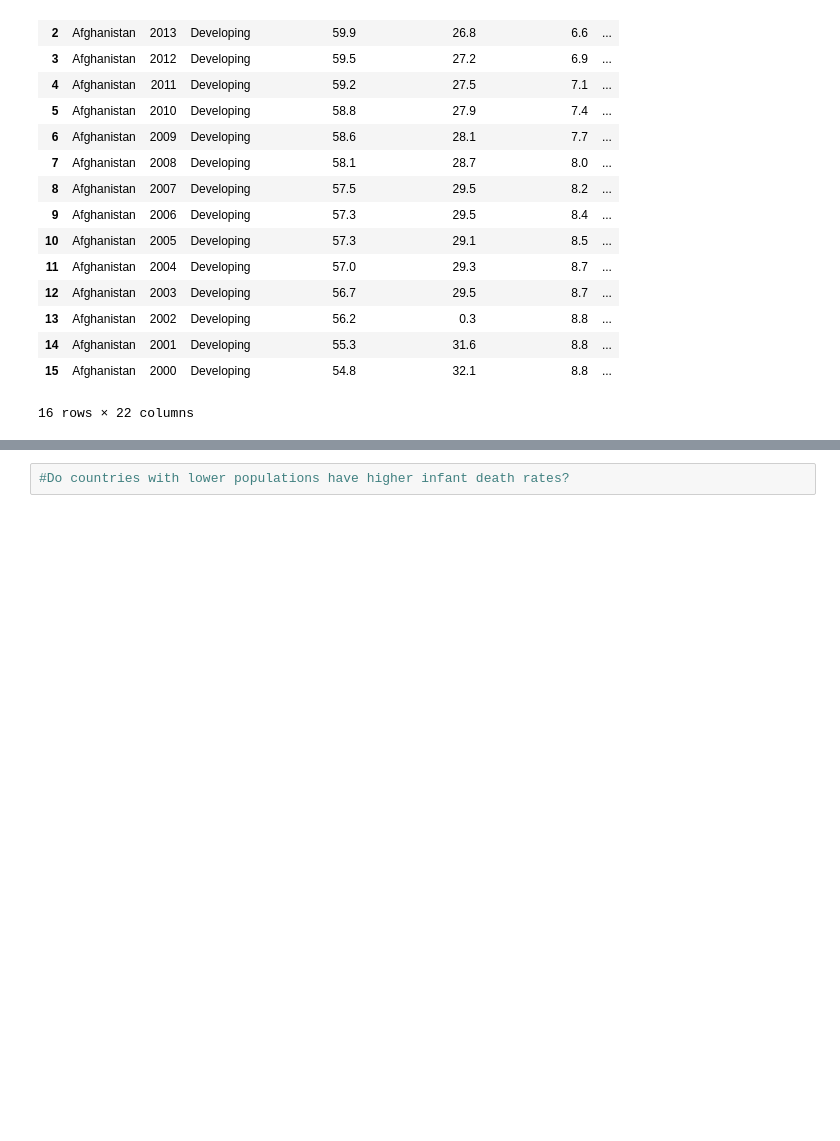
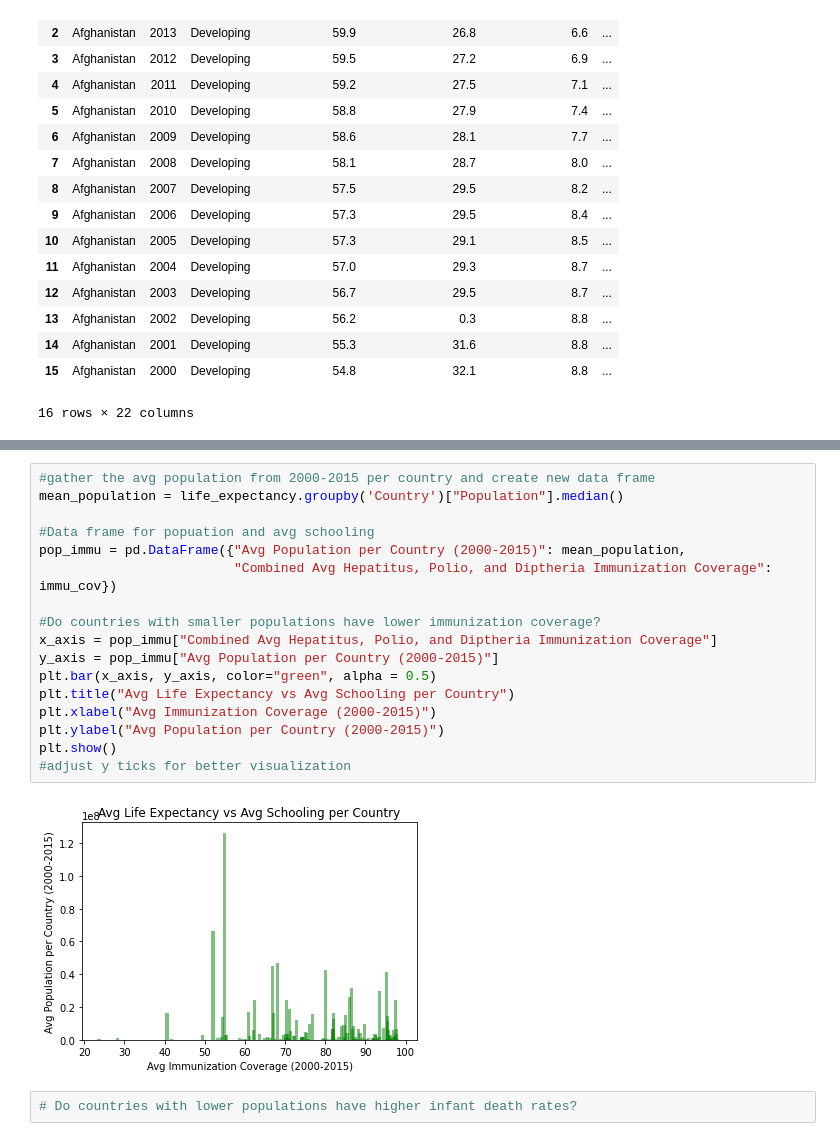
Before and after one commit to shechter430/project_one, a Jupyter notebook: jennifer_analyzations.ipynb, the cells around one changed output, grey strips where cells are left out. Cells and saved outputs as stored; diff of their text form; blank space fills up the shorter version.

```diff
--- a/jennifer_analyzations.ipynb
+++ b/jennifer_analyzations.ipynb
@@ -119,2 +114,21 @@ population_avgs.head(20)
+# %%
+#gather the avg population from 2000-2015 per country and create new data frame
+mean_population = life_expectancy.groupby('Country')["Population"].median()
+
+#Data frame for popuation and avg schooling
+pop_immu = pd.DataFrame({"Avg Population per Country (2000-2015)": mean_population,
+                         "Combined Avg Hepatitus, Polio, and Diptheria Immunization Coverage": immu_cov})
+
+#Do countries with smaller populations have lower immunization coverage?
+x_axis = pop_immu["Combined Avg Hepatitus, Polio, and Diptheria Immunization Coverage"]
+y_axis = pop_immu["Avg Population per Country (2000-2015)"]
+plt.bar(x_axis, y_axis, color="green", alpha = 0.5)
+plt.title("Avg Life Expectancy vs Avg Schooling per Country")
+plt.xlabel("Avg Immunization Coverage (2000-2015)")
+plt.ylabel("Avg Population per Country (2000-2015)")
+plt.show()
+#adjust y ticks for better visualization
+# %% [output]
+[figure, added]
 # %%
-#Do countries with lower populations have higher infant death rates?
+# Do countries with lower populations have higher infant death rates?
```
Also changed, not shown: parts of 5 cells of this notebook.
